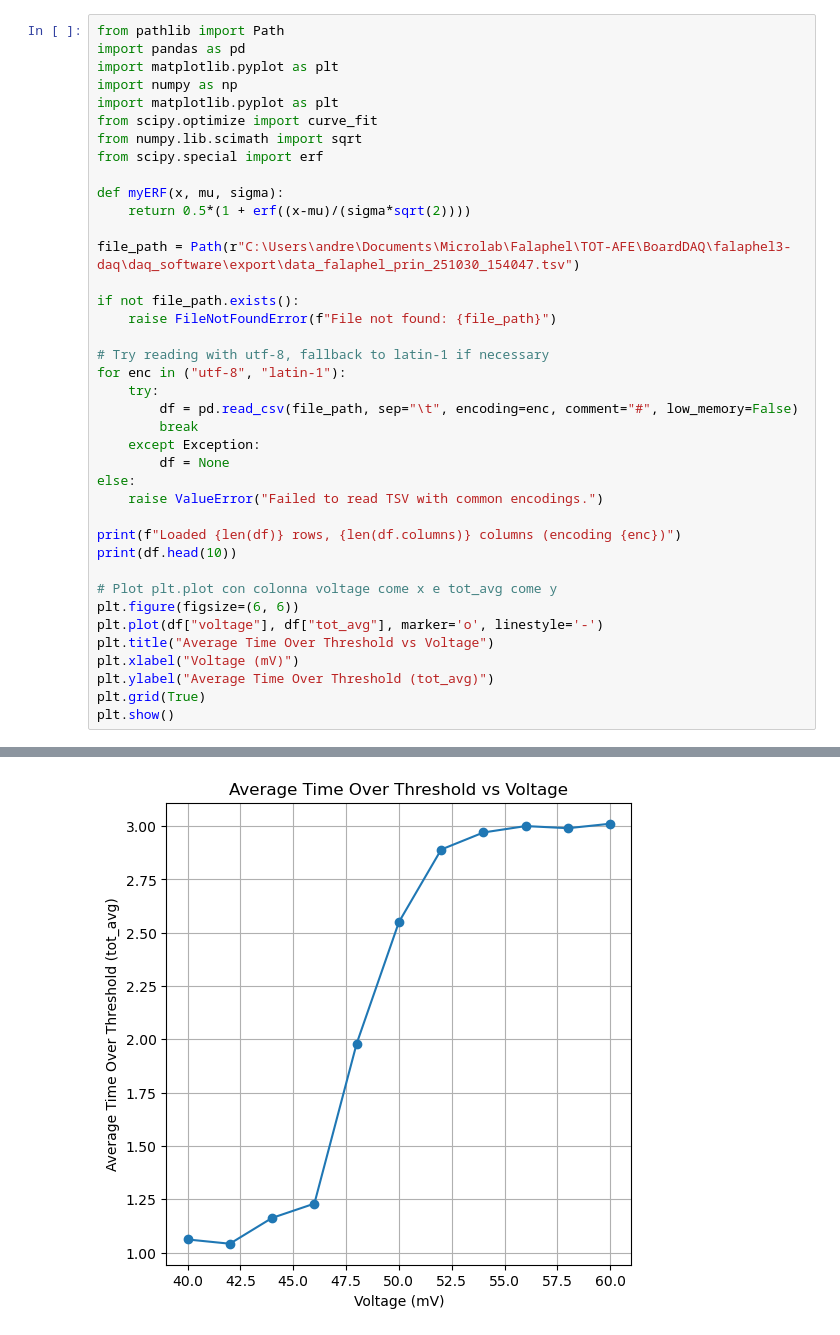
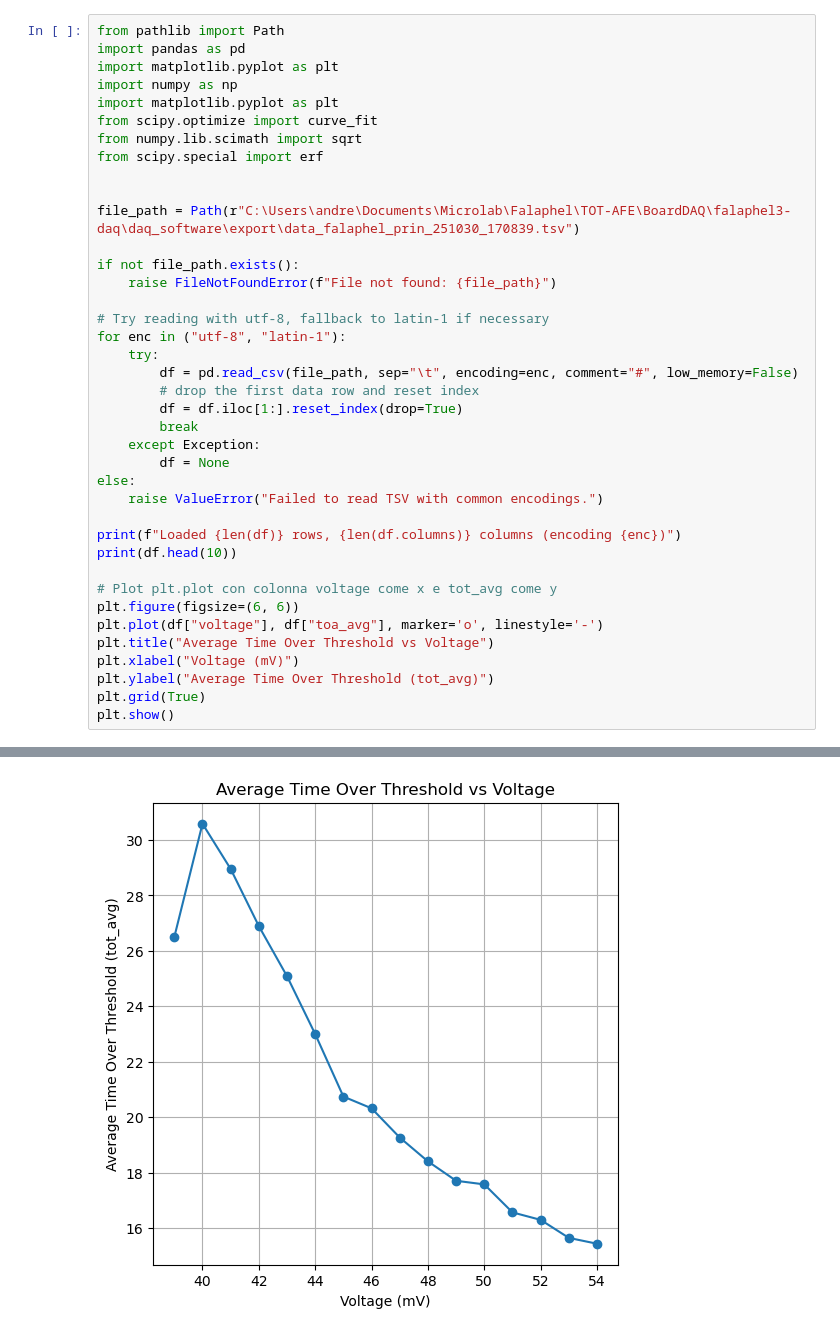
Before and after one commit to agalliani/falaphel3-daq, a Jupyter notebook: analisi_dati.ipynb, the cells around one changed output, grey strips where cells are left out. Drawn from its saved outputs; the diff is of its cells as text.

```diff
--- a/analisi_dati.ipynb
+++ b/analisi_dati.ipynb
@@ -8,10 +8,8 @@ from scipy.optimize import curve_fit
 from numpy.lib.scimath import sqrt
 from scipy.special import erf
 
-def myERF(x, mu, sigma):
-    return 0.5*(1 + erf((x-mu)/(sigma*sqrt(2))))
 
-file_path = Path(r"C:\Users\andre\Documents\Microlab\Falaphel\TOT-AFE\BoardDAQ\falaphel3-daq\daq_software\export\data_falaphel_prin_251030_154047.tsv")
+file_path = Path(r"C:\Users\andre\Documents\Microlab\Falaphel\TOT-AFE\BoardDAQ\falaphel3-daq\daq_software\export\data_falaphel_prin_251030_170839.tsv")
 
 if not file_path.exists():
     raise FileNotFoundError(f"File not found: {file_path}")
@@ -20,6 +18,8 @@ if not file_path.exists():
 for enc in ("utf-8", "latin-1"):
     try:
         df = pd.read_csv(file_path, sep="\t", encoding=enc, comment="#", low_memory=False)
+        # drop the first data row and reset index
+        df = df.iloc[1:].reset_index(drop=True)
         break
     except Exception:
         df = None
@@ -31,7 +31,7 @@ print(df.head(10))
 
 # Plot plt.plot con colonna voltage come x e tot_avg come y
 plt.figure(figsize=(6, 6))
-plt.plot(df["voltage"], df["tot_avg"], marker='o', linestyle='-')
+plt.plot(df["voltage"], df["toa_avg"], marker='o', linestyle='-')
 plt.title("Average Time Over Threshold vs Voltage")
 plt.xlabel("Voltage (mV)")
 plt.ylabel("Average Time Over Threshold (tot_avg)")
@@ -53 +53 @@ Loaded 16 rows, 7 columns (encoding utf-8)
-[figure, old version]
+[figure, new version]
```
Also changed, not shown: parts of 4 cells of this notebook, 23 other files.
